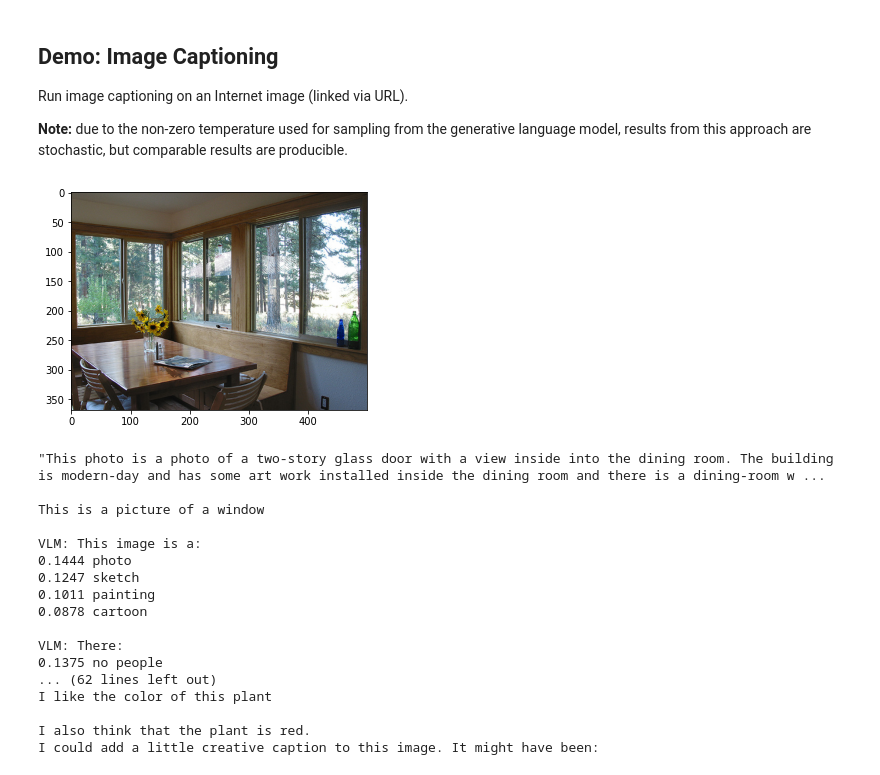
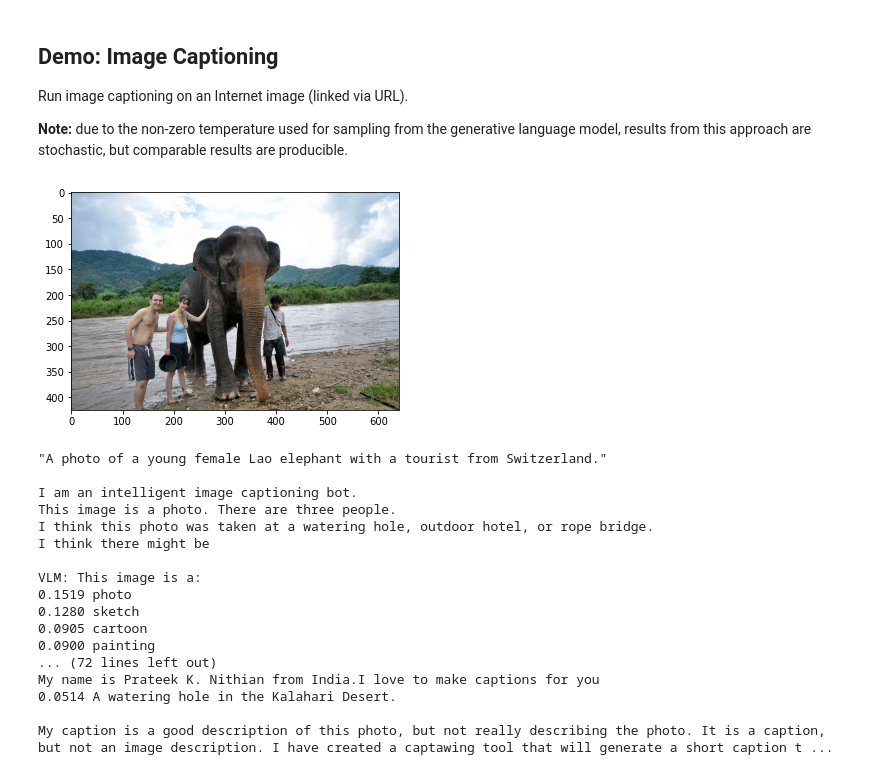
Before and after one commit to vasiliyeskin/MachineLearningExperiences, a Jupyter notebook: SOTA/Image Captioning/SocraticModels_ImageCaptioning.ipynb, the cells around one changed output. Cells and saved outputs as stored; diff of their text form; code cells hidden in the pictures.

```diff
--- a/SOTA/Image Captioning/SocraticModels_ImageCaptioning.ipynb
+++ b/SOTA/Image Captioning/SocraticModels_ImageCaptioning.ipynb
@@ -132,6 +132,7 @@ gen_tokens = model_neo.generate(
     input_ids.cuda(),
     do_sample=True,
     temperature=0.9,
+    pad_token_id=tokenizer.eos_token_id,
     max_length=64,
 )
 gen_text = tokenizer.batch_decode(gen_tokens)[0]
@@ -329,6 +304,8 @@ Run image captioning on an Internet image (linked via URL).
 # %%
 # Download image.
 img_url = "https://github.com/rmokady/CLIP_prefix_caption/raw/main/Images/COCO_val2014_000000165547.jpg" #@param {type:"string"}
+img_url = "https://github.com/rmokady/CLIP_prefix_caption/raw/main/Images/COCO_val2014_000000354533.jpg"
+img_url = "https://github.com/rmokady/CLIP_prefix_caption/raw/main/Images/COCO_val2014_000000562207.jpg"
 fname = 'demo_img.png'
 with open(fname, 'wb') as f:
     f.write(requests.get(img_url).content)
@@ -383,48 +360,48 @@ A creative short caption I can generate to describe this image is:'''
 caption_texts = [prompt_llm_gptneo(prompt, temperature=0.9) for _ in range(num_captions)]
 
 # [print(f'No.{count} text is {text}') for count, text in enumerate(caption_texts)]
 
 # Zero-shot VLM: rank captions.
 caption_feats = get_text_feats(caption_texts)
 sorted_captions, caption_scores = get_nn_text(caption_texts, caption_feats, img_feats)
 print(f'{sorted_captions[0]}\n')
 
 if verbose:
   print(f'VLM: This image is a:')
   for img_type, score in zip(sorted_img_types, img_type_scores):
     print(f'{score:.4f} {img_type}')
 
   print(f'\nVLM: There:')
   for ppl_text, score in zip(sorted_ppl_texts, ppl_scores):
     print(f'{score:.4f} {ppl_text}')
 
   print(f'\nVLM: I think this photo was taken at a:')
   for place, score in zip(sorted_places[:place_topk], places_scores[:place_topk]):
     print(f'{score:.4f} {place}')
 
   print(f'\nVLM: I think there might be a:')
   for obj_text, score in zip(sorted_obj_texts[:obj_topk], obj_scores[:obj_topk]):
     print(f'{score:.4f} {obj_text}')
 
   print(f'\nLM generated captions ranked by VLM scores:')
   for caption, score in zip(sorted_captions, caption_scores):
     print(f'{score:.4f} {caption}')
 # %% [output]
-[figure, old version]
+[figure, new version]
-"This photo is a photo of a two-story glass door with a view inside into the dining room. The building is modern-day and has some art work installed inside the dining room and there is a dining-room w ...
+"A photo of a young female Lao elephant with a tourist from Switzerland."
 
-This is a picture of a window
+I am an intelligent image captioning bot.
+This image is a photo. There are three people.
+I think this photo was taken at a watering hole, outdoor hotel, or rope bridge.
+I think there might be
 
 VLM: This image is a:
-0.1444 photo
-0.1247 sketch
-0.1011 painting
-0.0878 cartoon
+0.1519 photo
+0.1280 sketch
+0.0905 cartoon
+0.0900 painting
+... (72 lines left out)
+My name is Prateek K. Nithian from India.I love to make captions for you
+0.0514 A watering hole in the Kalahari Desert.
 
-VLM: There:
-0.1375 no people
-... (62 lines left out)
-I like the color of this plant
-
-I also think that the plant is red.
-I could add a little creative caption to this image. It might have been:
+My caption is a good description of this photo, but not really describing the photo. It is a caption, but not an image description. I have created a captawing tool that will generate a short caption t ...
```
Also changed, not shown: parts of 6 cells of this notebook.
